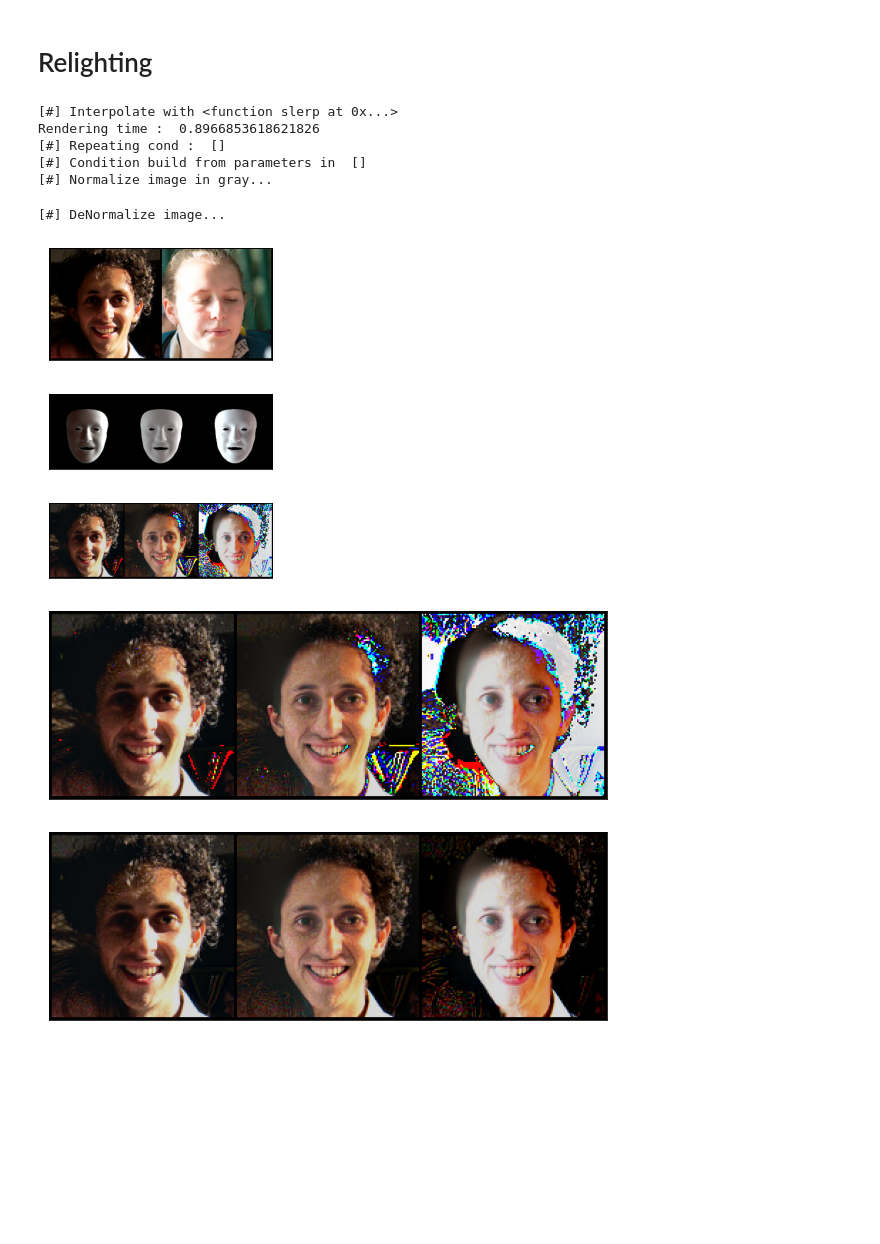
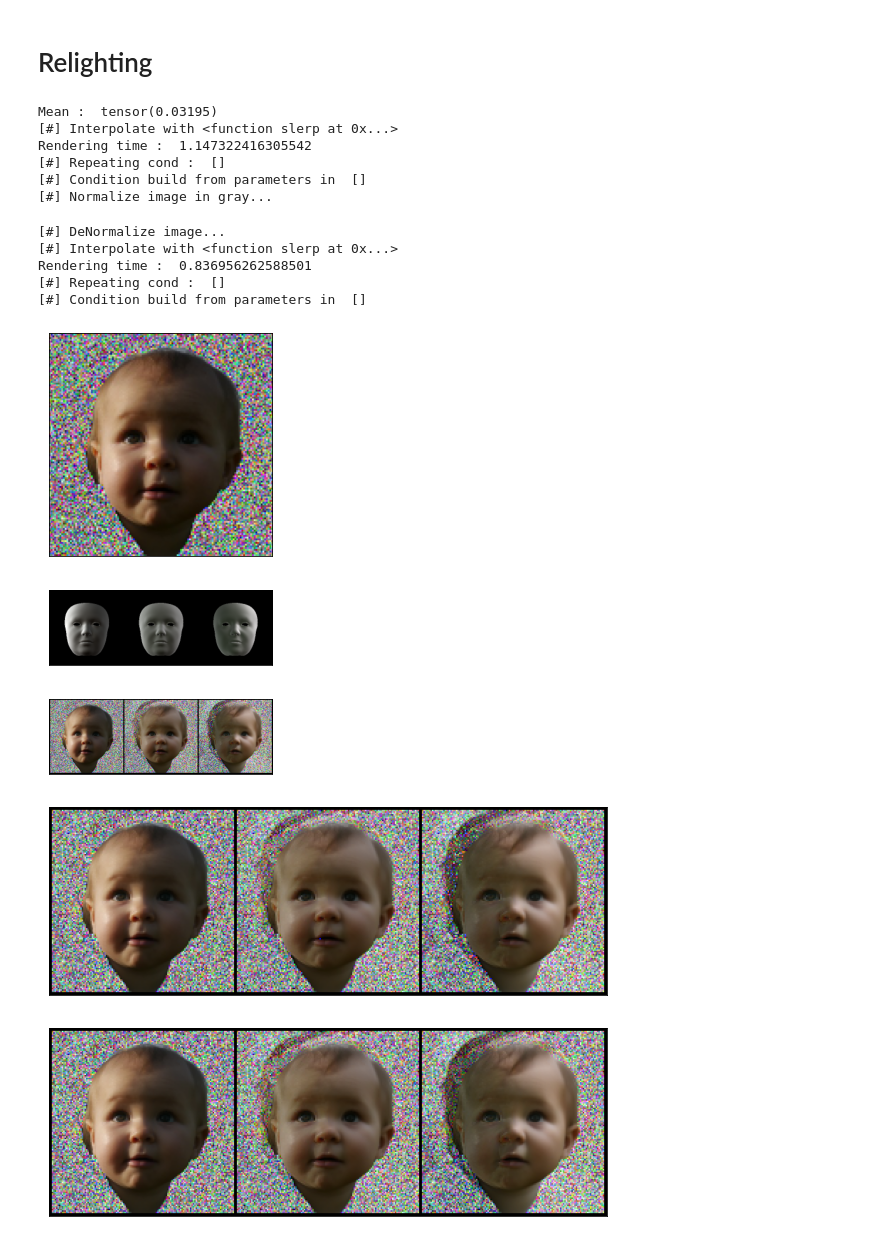
Before and after one commit to XezXey/guided-diffusion, a Jupyter notebook: sample_scripts/py/relighting_sample_id/sampling/sampling_relight.ipynb, the cells around one changed output. Drawn from its saved outputs; the diff is of its cells as text; code cells hidden in the pictures; blank space fills up the shorter version.

```diff
--- a/sample_scripts/py/relighting_sample_id/sampling/sampling_relight.ipynb
+++ b/sample_scripts/py/relighting_sample_id/sampling/sampling_relight.ipynb
@@ -386,17 +488,19 @@ def relight(dat, model_kwargs, norm_img, n_step=3, sidx=0, didx=1):
     # Rendering
     args.interpolate = ['render_face']
     cond = copy.deepcopy(model_kwargs)
+    cond['use_cond_xt_fn'] = False
+    cond['dpm_cond_img'] = None
     cond = make_condition(cond=cond,
                         src_idx=sidx, dst_idx=didx,
                         n_step=n_step, itp_func=mani_utils.slerp)
-    cond['use_cond_xt_fn'] = False
-    cond['dpm_cond_img'] = None
     show(torchvision.utils.make_grid(th.clip(cond['cond_img'], 0, 1)), figsize=(4, 8))
 
     # Reverse
     if cfg.img_cond_model.apply:
         cond_rev = pl_sampling.forward_cond_network(model_kwargs={'cond_img':cond['cond_img'][0:1, ...]})
 
+    cond_rev['use_cond_xt_fn'] = False
+    cond_rev['dpm_cond_img'] = None
     noise_map, nf = reverse(dat=dat[0:1, ...], norm_img=norm_img, cond=cond_rev)
 
     # Relight!
@@ -408,32 +512,48 @@ def relight(dat, model_kwargs, norm_img, n_step=3, sidx=0, didx=1):
 # %%
 all_img_idx, all_img_name, args.n_subject = mani_utils.get_samples_list(args.sample_pair_json,
                                                                         args.sample_pair_mode,
                                                                         args.src_dst, img_path,
                                                                         args.n_subject)
 
-idx = 0 # Sample index related to json order
+idx = 1 # Sample index related to json order
 img_idx = all_img_idx[idx]
 img_name = all_img_name[idx]
 n_step = 3
 
 dat = th.utils.data.Subset(dataset, indices=img_idx)
 subset_loader = th.utils.data.DataLoader(dat, batch_size=2,
                                     shuffle=False, num_workers=24)
 
 # Load image & condition
+# for i in ['60182.jpg', '60008.jpg', '68782.jpg', -1.0, -0.5, 0.0, 0.5, 1.0]:
 dat, model_kwargs = list(iter(subset_loader))[0]
-out = relight(dat=dat, model_kwargs=model_kwargs, n_step=3)
+for i in [{'sd':0.5, 'mu':0.5}]:
+    d = replace_bg(image_name=model_kwargs['image_name'][0].split('.')[0], rpl=i)
+    d_tmp.append(d[None])
+dat = th.cat(d_tmp, dim=0)
+dat = dat[0:1, ...]
+
+out = relight(dat=dat.clone(), model_kwargs=model_kwargs, n_step=3, norm_img=True)
 show(torchvision.utils.make_grid(out), figsize=(10, 15))
 show(torchvision.utils.make_grid(th.clip(out, 0, 1)), figsize=(10, 15))
+
+out = relight(dat=dat.clone(), model_kwargs=model_kwargs, n_step=3, norm_img=False)
+show(torchvision.utils.make_grid(out), figsize=(10, 15))
+show(torchvision.utils.make_grid(th.clip(out, 0, 1)), figsize=(10, 15))
 # %% [output]
+Mean :  tensor(0.03195)
 [#] Interpolate with <function slerp at 0x...>
-Rendering time :  0.8966853618621826
+Rendering time :  1.147322416305542
 [#] Repeating cond :  []
 [#] Condition build from parameters in  []
 [#] Normalize image in gray...
 [#] DeNormalize image...
+[#] Interpolate with <function slerp at 0x...>
+Rendering time :  0.836956262588501
+[#] Repeating cond :  []
+[#] Condition build from parameters in  []
-[figure, old version]
+[figure, new version]
-[figure, old version]
+[figure, new version]
-[figure, old version]
+[figure, new version]
-[figure, old version]
+[figure, new version]
-[figure, old version]
+[figure, new version]
```
Also changed, not shown: parts of 10 cells of this notebook, 2 other files.
